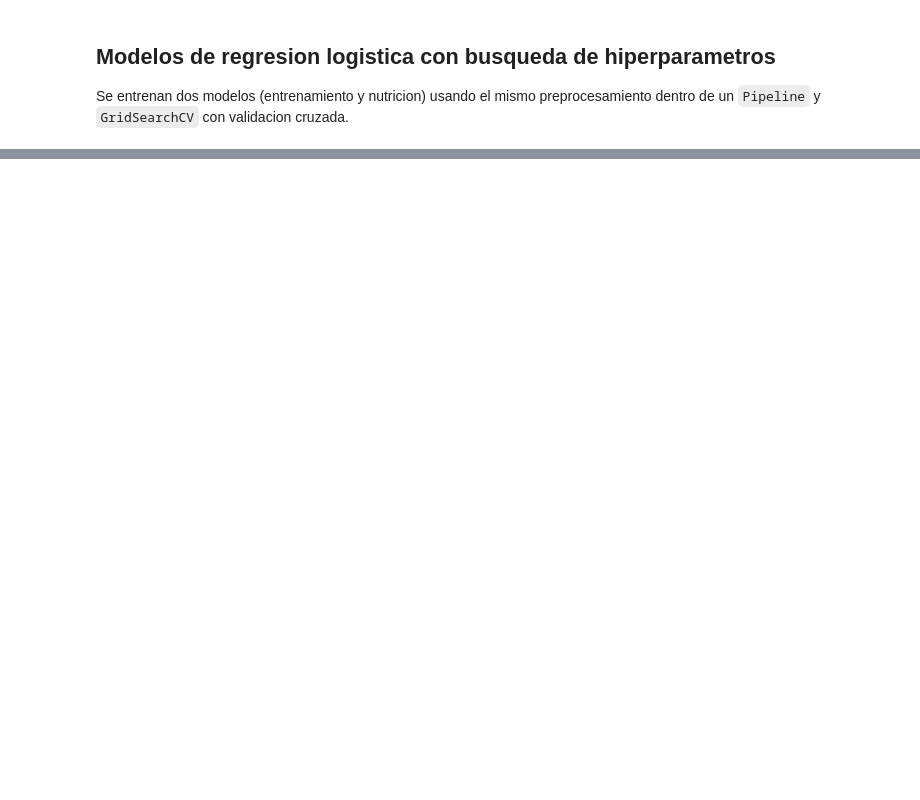
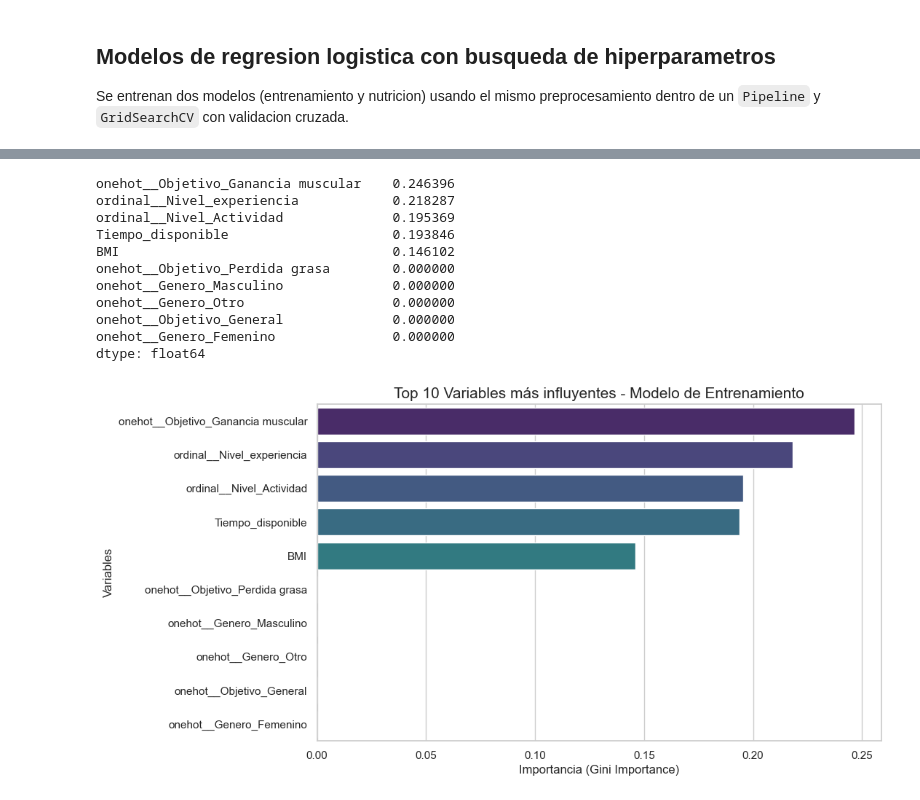
Before and after one commit to serferre2004/Laboratorios_MachineLearning, a Jupyter notebook: Laboratorio3/Laboratorio3.ipynb, the cells around one changed output, grey strips where cells are left out. Saved outputs shown, nothing was run; the diff lists cells and outputs as text; code cells hidden in the pictures; blank space fills up the shorter version.

Commit message:
Modelos basados en arboles de decision implementados (entrenamiento y nutricion)

```diff
--- a/Laboratorio3/Laboratorio3.ipynb
+++ b/Laboratorio3/Laboratorio3.ipynb
@@ -17,3 +28,5 @@ from statsmodels.api import add_constant
 # %%
-data = pd.read_csv('data/Datos_Laboratorio3.csv', sep=';')
+fitness_data = pd.read_csv('data/Datos_Laboratorio3.csv', sep=';')
+
+data = fitness_data.copy()
 data.describe()
@@ -20,6 +45,13 @@ data.describe()
 # %%
 X = data.drop(columns=['Plan_entrenamiento', 'Plan_nutricion'])
+
 y_entrenamiento = data['Plan_entrenamiento']
 y_nutricion = data['Plan_nutricion']
+
 X_train, X_test, y_entrenamiento_train, y_entrenamiento_test, y_nutricion_train, y_nutricion_test = train_test_split(
-    X, y_entrenamiento, y_nutricion, test_size=0.2, random_state=42)
+    X,
+    y_entrenamiento,
+    y_nutricion,
+    test_size=0.2,
+    random_state=42
+)
@@ -158,0 +383,5 @@ grid_nutricion = run_logistic_gridsearch(
+# %%
+# Ejecución para Entrenamiento
+grid_tree_entrenamiento = run_tree_gridsearch(
+    "Plan de Entrenamiento (Árbol)", y_entrenamiento_train, y_entrenamiento_test
+)
@@ -158,0 +406,38 @@ grid_nutricion = run_logistic_gridsearch(
+# %%
+importances = grid_tree_entrenamiento.best_estimator_['classifier'].feature_importances_
+cat_names = list(grid_tree_entrenamiento.best_estimator_['preprocessor']
+                 .transformers_[0][1].get_feature_names_out())
+num_cols_final = [c for c in (numerical_cols + binary_cols) if c not in ['Alcohol', 'Fumador', 'Peso']]
+all_feature_names = cat_names + num_cols_final
+
+importancia_entrenamiento = pd.Series(importances, index=all_feature_names).sort_values(ascending=False)
+print(importancia_entrenamiento.head(10))
+
+# Configuración de estilo
+plt.figure(figsize=(10, 6))
+sns.set_theme(style="whitegrid")
+
+sns.barplot(x=importancia_entrenamiento.head(10).values,
+            y=importancia_entrenamiento.head(10).index,
+            hue=importancia_entrenamiento.head(10).index,
+            palette="viridis",
+            legend=False)
+
+plt.title('Top 10 Variables más influyentes - Modelo de Entrenamiento', fontsize=15)
+plt.xlabel('Importancia (Gini Importance)', fontsize=12)
+plt.ylabel('Variables', fontsize=12)
+
+plt.show()
+# %% [output]
+onehot__Objetivo_Ganancia muscular    0.246396
+ordinal__Nivel_experiencia            0.218287
+ordinal__Nivel_Actividad              0.195369
+Tiempo_disponible                     0.193846
+BMI                                   0.146102
+onehot__Objetivo_Perdida grasa        0.000000
+onehot__Genero_Masculino              0.000000
+onehot__Genero_Otro                   0.000000
+onehot__Objetivo_General              0.000000
+onehot__Genero_Femenino               0.000000
+dtype: float64
+[figure, added]
```
Also changed, not shown: parts of 31 cells of this notebook, 1 other file.
